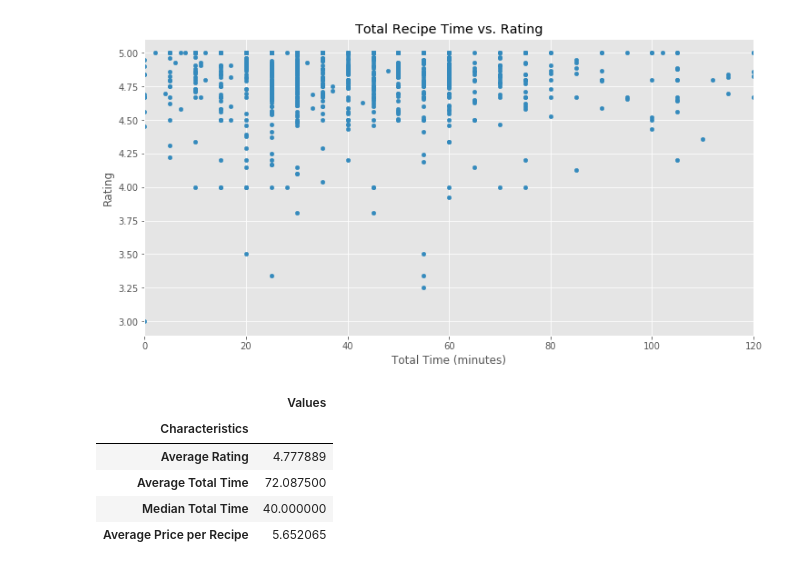
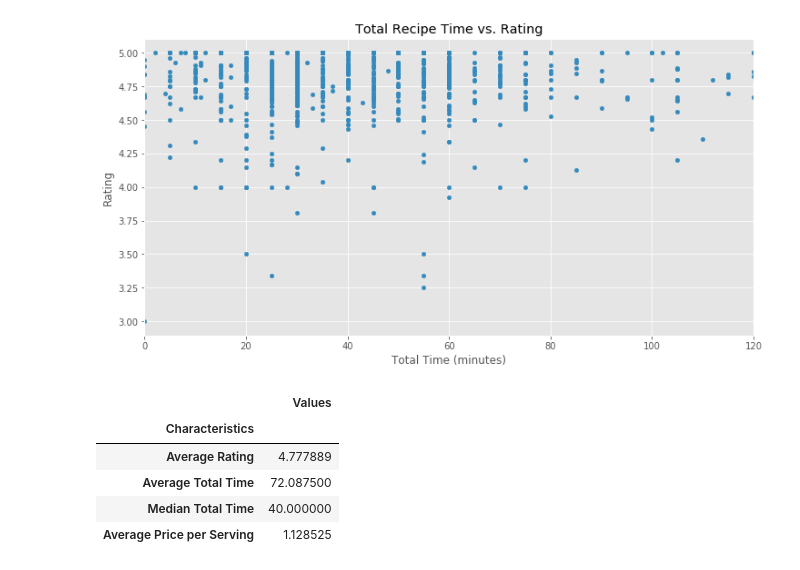
Before and after one commit to kkennovin/scrapy_budgetbytes, a Jupyter notebook: budgetbytes_anaysis.ipynb, the cells around one changed output. Saved outputs shown, nothing was run; the diff lists cells and outputs as text; code cells hidden in the pictures.

Commit message:
updated characteristics and pdf

```diff
--- a/budgetbytes_anaysis.ipynb
+++ b/budgetbytes_anaysis.ipynb
@@ -153,20 +153,21 @@ plt.xlim((0,120))
 (0, 120)
 [figure]
 # %%
-overalls = {'Characteristics':['Average Rating', 'Average Total Time', 'Median Total Time', 'Average Price per Recipe'],
+overalls = {'Characteristics':['Average Rating', 'Average Total Time',
+                               'Median Total Time', 'Average Price per Serving'],
             'Values':[df_nodupes['rating'].mean(), df_nodupes['total_time'].mean(),
-                      df_nodupes['total_time'].median(), df_nodupes['recipe_price'].mean()]}
+                      df_nodupes['total_time'].median(), df_nodupes['serving_price'].mean()]}
 
 overalls_df = pd.DataFrame(overalls)
 overalls_df = overalls_df.set_index('Characteristics')
 overalls_df
 # %% [output]
 |  | Values |
 | Characteristics |  |
 | Average Rating | 4.777889 |
 | Average Total Time | 72.087500 |
 | Median Total Time | 40.000000 |
-| Average Price per Recipe | 5.652065 |
+| Average Price per Serving | 1.128525 |
 # %%
 #add axis labels and plot titles
 #prices of hello fresh and blue apron
```
Also changed, not shown: 2 other files.
